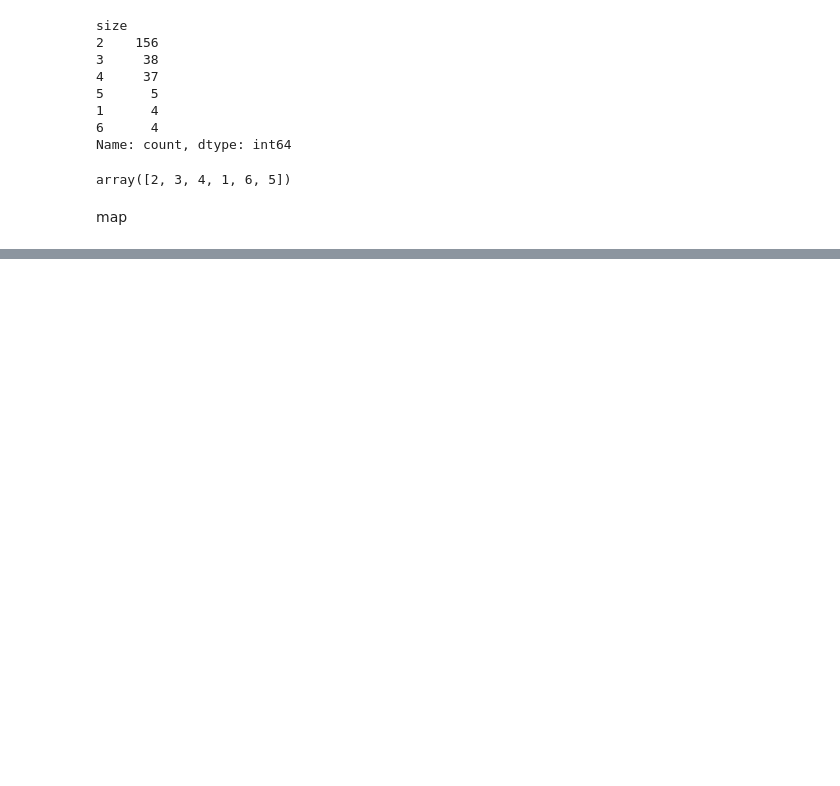
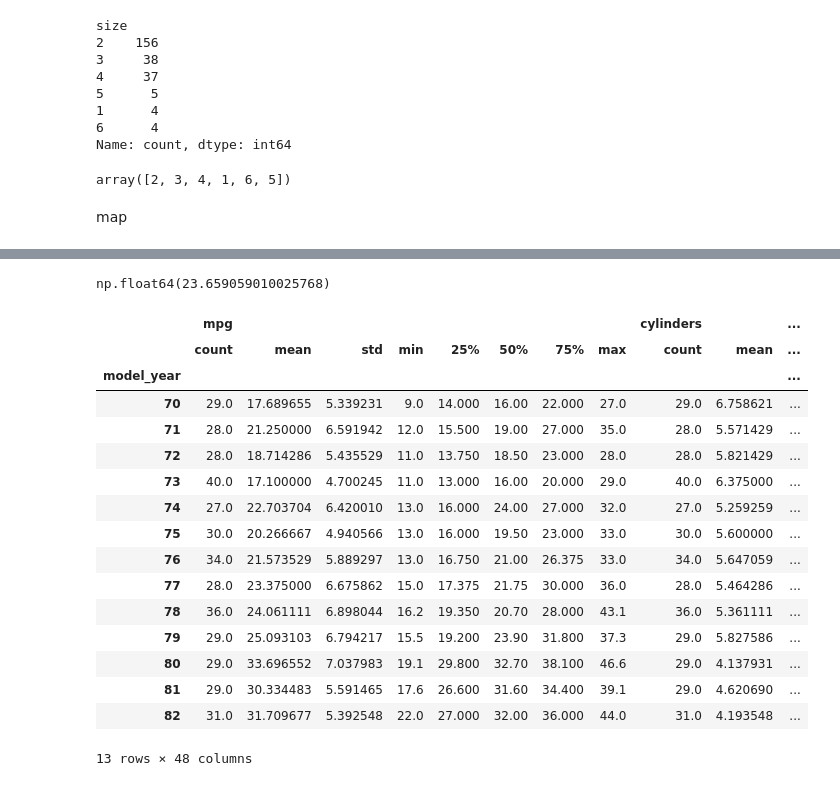
Before and after one commit to YEN-ZT/python_analysis, a Jupyter notebook: ai2_20251025/ch3/ch3.ipynb, the cells around one changed output, grey strips where cells are left out. Cells and saved outputs as stored; diff of their text form; code cells hidden in the pictures; blank space fills up the shorter version.

```diff
--- a/ai2_20251025/ch3/ch3.ipynb
+++ b/ai2_20251025/ch3/ch3.ipynb
@@ -179,0 +584,24 @@ map
+# %%
+avg_year["mpg"].mean()
+# %% [output]
+np.float64(23.659059010025768)
+# %%
+df.groupby("model_year").describe()
+# %% [output]
+|  | mpg |  |  |  |  |  |  |  | cylinders |  | ... |
+|  | count | mean | std | min | 25% | 50% | 75% | max | count | mean | ... |
+| model_year |  |  |  |  |  |  |  |  |  |  | ... |
+| 70 | 29.0 | 17.689655 | 5.339231 | 9.0 | 14.000 | 16.00 | 22.000 | 27.0 | 29.0 | 6.758621 | ... |
+| 71 | 28.0 | 21.250000 | 6.591942 | 12.0 | 15.500 | 19.00 | 27.000 | 35.0 | 28.0 | 5.571429 | ... |
+| 72 | 28.0 | 18.714286 | 5.435529 | 11.0 | 13.750 | 18.50 | 23.000 | 28.0 | 28.0 | 5.821429 | ... |
+| 73 | 40.0 | 17.100000 | 4.700245 | 11.0 | 13.000 | 16.00 | 20.000 | 29.0 | 40.0 | 6.375000 | ... |
+| 74 | 27.0 | 22.703704 | 6.420010 | 13.0 | 16.000 | 24.00 | 27.000 | 32.0 | 27.0 | 5.259259 | ... |
+| 75 | 30.0 | 20.266667 | 4.940566 | 13.0 | 16.000 | 19.50 | 23.000 | 33.0 | 30.0 | 5.600000 | ... |
+| 76 | 34.0 | 21.573529 | 5.889297 | 13.0 | 16.750 | 21.00 | 26.375 | 33.0 | 34.0 | 5.647059 | ... |
+| 77 | 28.0 | 23.375000 | 6.675862 | 15.0 | 17.375 | 21.75 | 30.000 | 36.0 | 28.0 | 5.464286 | ... |
+| 78 | 36.0 | 24.061111 | 6.898044 | 16.2 | 19.350 | 20.70 | 28.000 | 43.1 | 36.0 | 5.361111 | ... |
+| 79 | 29.0 | 25.093103 | 6.794217 | 15.5 | 19.200 | 23.90 | 31.800 | 37.3 | 29.0 | 5.827586 | ... |
+| 80 | 29.0 | 33.696552 | 7.037983 | 19.1 | 29.800 | 32.70 | 38.100 | 46.6 | 29.0 | 4.137931 | ... |
+| 81 | 29.0 | 30.334483 | 5.591465 | 17.6 | 26.600 | 31.60 | 34.400 | 39.1 | 29.0 | 4.620690 | ... |
+| 82 | 31.0 | 31.709677 | 5.392548 | 22.0 | 27.000 | 32.00 | 36.000 | 44.0 | 31.0 | 4.193548 | ... |
+13 rows × 48 columns
```
Also changed, not shown: parts of 51 cells of this notebook.
